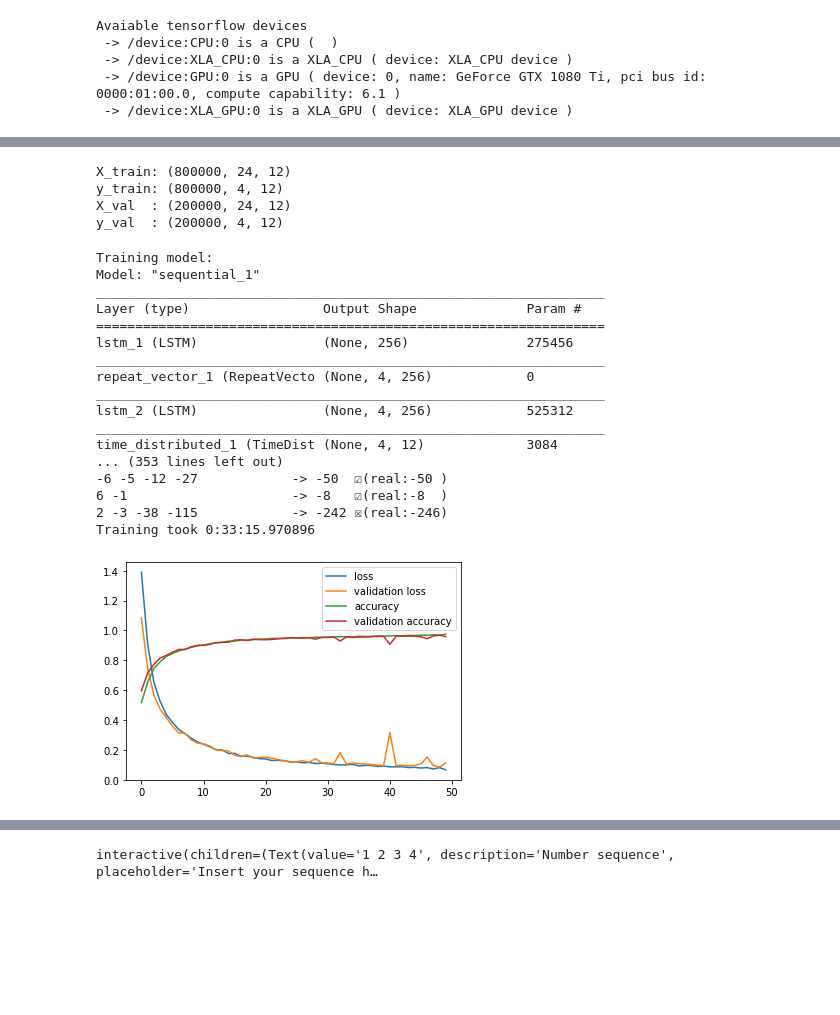
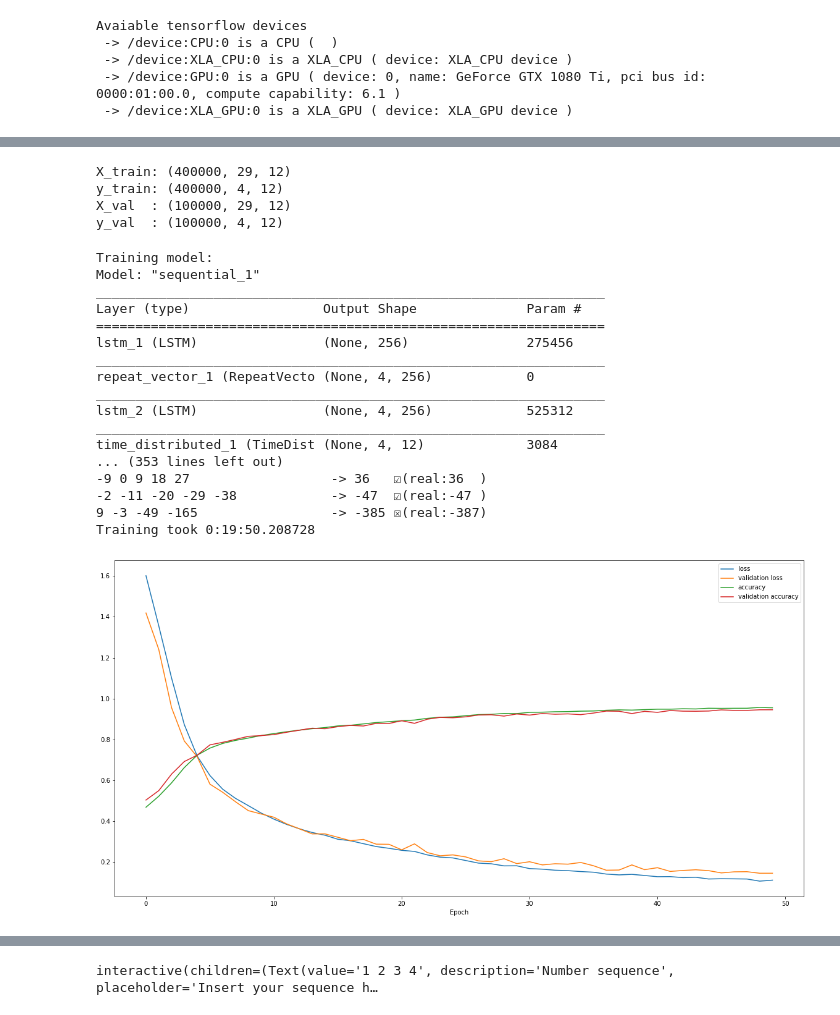
Before and after one commit to fhac-ewi/recurrent-neural-network, a Jupyter notebook: NumberSeriesTest.ipynb, the cells around one changed output, grey strips where cells are left out. Cells and saved outputs as stored; diff of their text form; code cells hidden in the pictures; blank space fills up the shorter version.

```diff
--- a/NumberSeriesTest.ipynb
+++ b/NumberSeriesTest.ipynb
@@ -25,8 +25,8 @@ Avaiable tensorflow devices
 # %%
 ALPHABET = '0123456789- '
 DIGITS = 3
-DATA_CREATION_AMOUNT = 1_000_000
-MAX_EXPONENT = 4
+DATA_CREATION_AMOUNT = 500_000
+MAX_EXPONENT = 5
 TEST_SIZE = 0.2
 # %%
 TRAINING_SERIES_LEN = MAX_EXPONENT + 1
@@ -100,19 +100,19 @@ print("y_train:", y_train.shape)
 print("X_val  :", X_val.shape)
 print("y_val  :", y_val.shape)
 # %% [output]
-X_train: (800000, 24, 12)
-y_train: (800000, 4, 12)
-X_val  : (200000, 24, 12)
-y_val  : (200000, 4, 12)
+X_train: (400000, 29, 12)
+y_train: (400000, 4, 12)
+X_val  : (100000, 29, 12)
+y_val  : (100000, 4, 12)
 # %%
 lstn_input_shape = (MAXLEN, ALPHABET_LENGTH)
 
-def create_model():
+def create_model(layer_type=LSTM):
 
     _model = Sequential()
-    _model.add(LSTM(HIDDEN_SIZE, input_shape=lstn_input_shape)) # Encoder
+    _model.add(layer_type(HIDDEN_SIZE, input_shape=lstn_input_shape)) # Encoder
     _model.add(RepeatVector(DIGITS + 1))  # Stellt dem RNN im nächsten Schritt die Ausgabe des vorherigen bereit
-    _model.add(LSTM(HIDDEN_SIZE, return_sequences=True)) # Decoder
+    _model.add(layer_type(HIDDEN_SIZE, return_sequences=True)) # Decoder
     _model.add(TimeDistributed(Dense(ALPHABET_LENGTH, activation='softmax'))) # Wendet eine `Dense` Schicht auf jede Ausgabe des Decoders an
                                     # und ermittelt mittels 'softmax'-Funktion die Auswahlwahrscheinlichkeiten der Zeichen
     _model.compile(loss='categorical_crossentropy', optimizer='adam', metrics=['accuracy'])
@@ -176,16 +176,21 @@ lstm_2 (LSTM)                (None, 4, 256)            525312
 _________________________________________________________________
 time_distributed_1 (TimeDist (None, 4, 12)             3084
 ... (353 lines left out)
--6 -5 -12 -27            -> -50  ☑(real:-50 )
-6 -1                     -> -8   ☑(real:-8  )
-2 -3 -38 -115            -> -242 ☒(real:-246)
-Training took 0:33:15.970896
+-9 0 9 18 27                  -> 36   ☑(real:36  )
+-2 -11 -20 -29 -38            -> -47  ☑(real:-47 )
+9 -3 -49 -165                 -> -385 ☒(real:-387)
+Training took 0:19:50.208728
 # %%
-plt.plot(loss, label='loss')
-plt.plot(val_loss, label='validation loss')
-plt.plot(acc, label='accuracy')
-plt.plot(val_acc, label='validation accuracy')
-plt.legend()
+fig, ax = plt.subplots(1, 1)
+
+ax.plot(loss, label='loss')
+ax.plot(val_loss, label='validation loss')
+ax.plot(acc, label='accuracy')
+ax.plot(val_acc, label='validation accuracy')
+ax.set_xlabel("Epoch")
+ax.legend()
+fig.set_size_inches(20, 10)
+
 plt.show()
 # %% [output]
-[figure, old version]
+[figure, new version]
```
Also changed, not shown: parts of 7 cells of this notebook.
